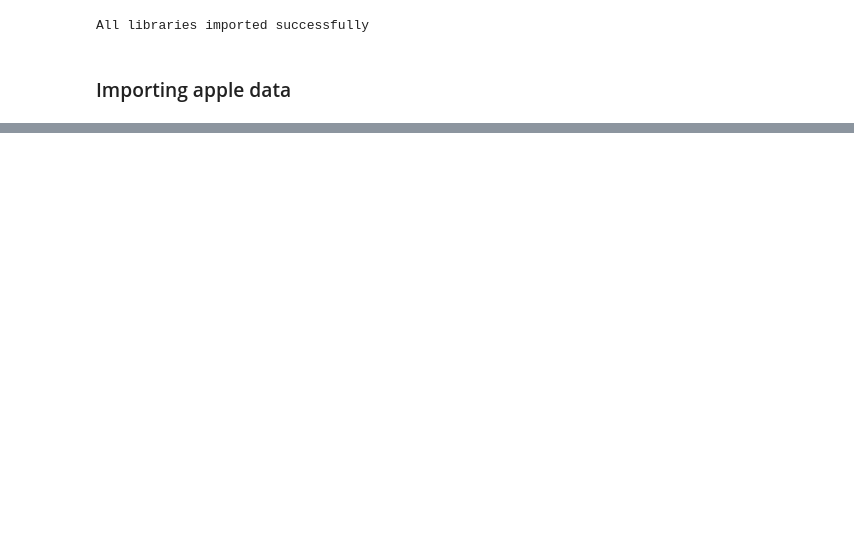
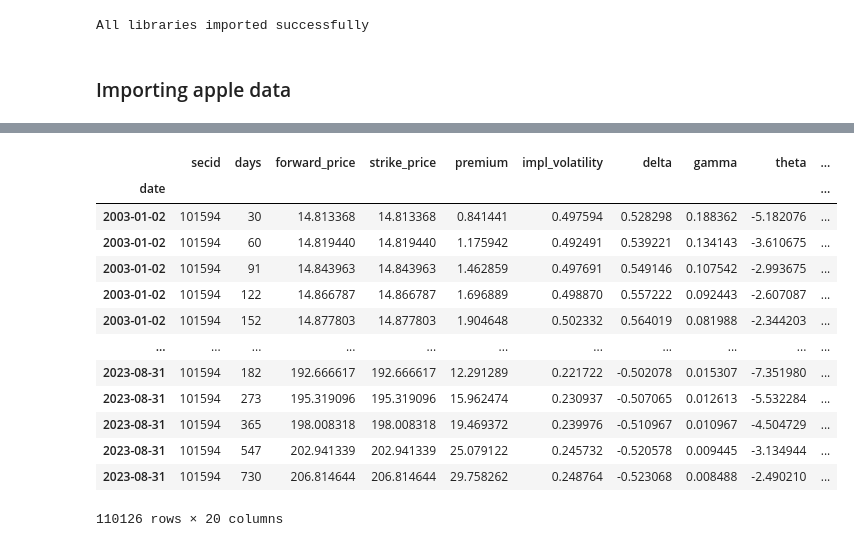
Before and after one commit to Nikhilesh-B/saturate_the_hypersphere, a Jupyter notebook: smile_smirks/analysis.ipynb, the cells around one changed output, grey strips where cells are left out. Saved outputs shown, nothing was run; the diff lists cells and outputs as text; code cells hidden in the pictures; blank space fills up the shorter version.

Commit message:
pushing my basic smiles and smirks up right now

```diff
--- a/smile_smirks/analysis.ipynb
+++ b/smile_smirks/analysis.ipynb
@@ -341,0 +88,2 @@ plt.show()
+# %%
+df = df.drop(columns=['class', 'industry_group'])
@@ -341,0 +107,2 @@ plt.show()
+# %%
+df = df.dropna(how='any')
@@ -341,0 +130,6 @@ plt.show()
+# %%
+### Returns data
+
+ret_df = pd.read_csv('./raw_data/apple_daily_returns.csv')
+ret_df = ret_df.set_index('date')
+ret_df
@@ -341,0 +172,19 @@ plt.show()
+# %%
+cdf = pd.merge(left=df,right=ret_df,left_index=True, right_index=True, how="left")
+
+cdf
+# %% [output]
+|  | secid | days | forward_price | strike_price | premium | impl_volatility | delta | gamma | theta | ... |
+| date |  |  |  |  |  |  |  |  |  | ... |
+| 2003-01-02 | 101594 | 30 | 14.813368 | 14.813368 | 0.841441 | 0.497594 | 0.528298 | 0.188362 | -5.182076 | ... |
+| 2003-01-02 | 101594 | 60 | 14.819440 | 14.819440 | 1.175942 | 0.492491 | 0.539221 | 0.134143 | -3.610675 | ... |
+| 2003-01-02 | 101594 | 91 | 14.843963 | 14.843963 | 1.462859 | 0.497691 | 0.549146 | 0.107542 | -2.993675 | ... |
+| 2003-01-02 | 101594 | 122 | 14.866787 | 14.866787 | 1.696889 | 0.498870 | 0.557222 | 0.092443 | -2.607087 | ... |
+| 2003-01-02 | 101594 | 152 | 14.877803 | 14.877803 | 1.904648 | 0.502332 | 0.564019 | 0.081988 | -2.344203 | ... |
+| ... | ... | ... | ... | ... | ... | ... | ... | ... | ... | ... |
+| 2023-08-31 | 101594 | 182 | 192.666617 | 192.666617 | 12.291289 | 0.221722 | -0.502078 | 0.015307 | -7.351980 | ... |
+| 2023-08-31 | 101594 | 273 | 195.319096 | 195.319096 | 15.962474 | 0.230937 | -0.507065 | 0.012613 | -5.532284 | ... |
+| 2023-08-31 | 101594 | 365 | 198.008318 | 198.008318 | 19.469372 | 0.239976 | -0.510967 | 0.010967 | -4.504729 | ... |
+| 2023-08-31 | 101594 | 547 | 202.941339 | 202.941339 | 25.079122 | 0.245732 | -0.520578 | 0.009445 | -3.134944 | ... |
+| 2023-08-31 | 101594 | 730 | 206.814644 | 206.814644 | 29.758262 | 0.248764 | -0.523068 | 0.008488 | -2.490210 | ... |
+110126 rows × 20 columns
```
Also changed, not shown: parts of 19 cells of this notebook, 1 other file.
